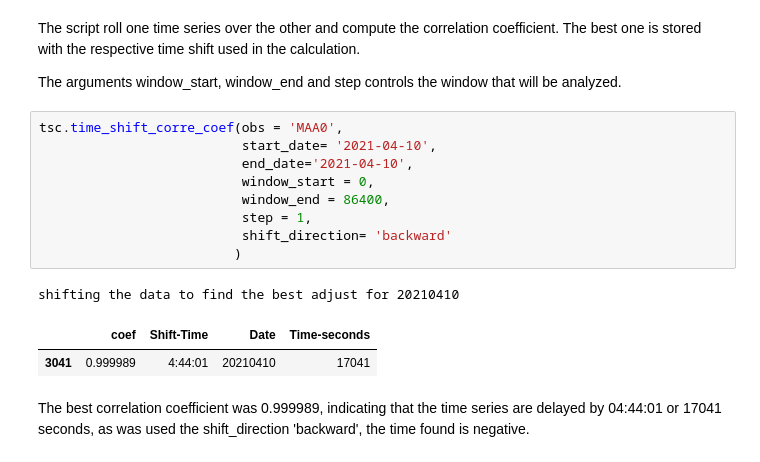
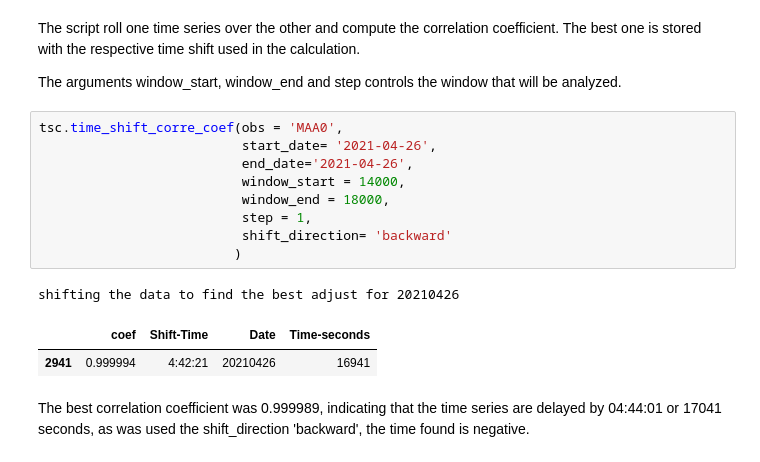
Before and after one commit to marcosv9/Geoomagnetic_observatory_data_processing, a Jupyter notebook: time shift correlation coefficient example.ipynb, the cells around one changed output. Cells and saved outputs as stored; diff of their text form.

```diff
--- a/time shift correlation coefficient example.ipynb
+++ b/time shift correlation coefficient example.ipynb
@@ -84,17 +84,17 @@ The script roll one time series over the other and compute the correlation coeff
 The arguments window_start, window_end and step controls the window that will be analyzed.
 # %%
 tsc.time_shift_corre_coef(obs = 'MAA0',
-                          start_date= '2021-04-10',
-                          end_date='2021-04-10',
-                          window_start = 0,
-                          window_end = 86400,
+                          start_date= '2021-04-26',
+                          end_date='2021-04-26',
+                          window_start = 14000,
+                          window_end = 18000,
                           step = 1,
                           shift_direction= 'backward'
                          )
 # %% [output]
-shifting the data to find the best adjust for 20210410
+shifting the data to find the best adjust for 20210426
 |  | coef | Shift-Time | Date | Time-seconds |
-| 3041 | 0.999989 | 4:44:01 | 20210410 | 17041 |
+| 2941 | 0.999994 | 4:42:21 | 20210426 | 16941 |
 # %% [markdown]
 The best correlation coefficient was 0.999989, indicating that the time series are delayed by 04:44:01 or 17041 seconds, as was used the shift_direction 'backward', the time found is negative.
 # %% [markdown]
```
Also changed, not shown: parts of 8 cells of this notebook, 2 other files.
